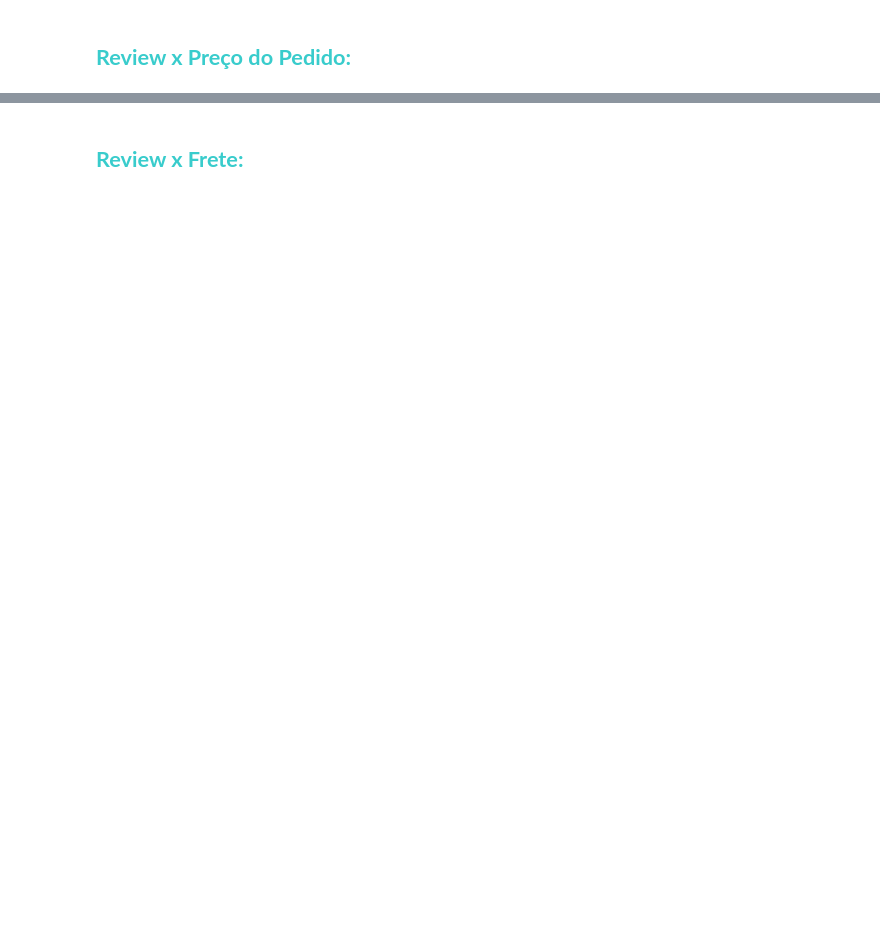
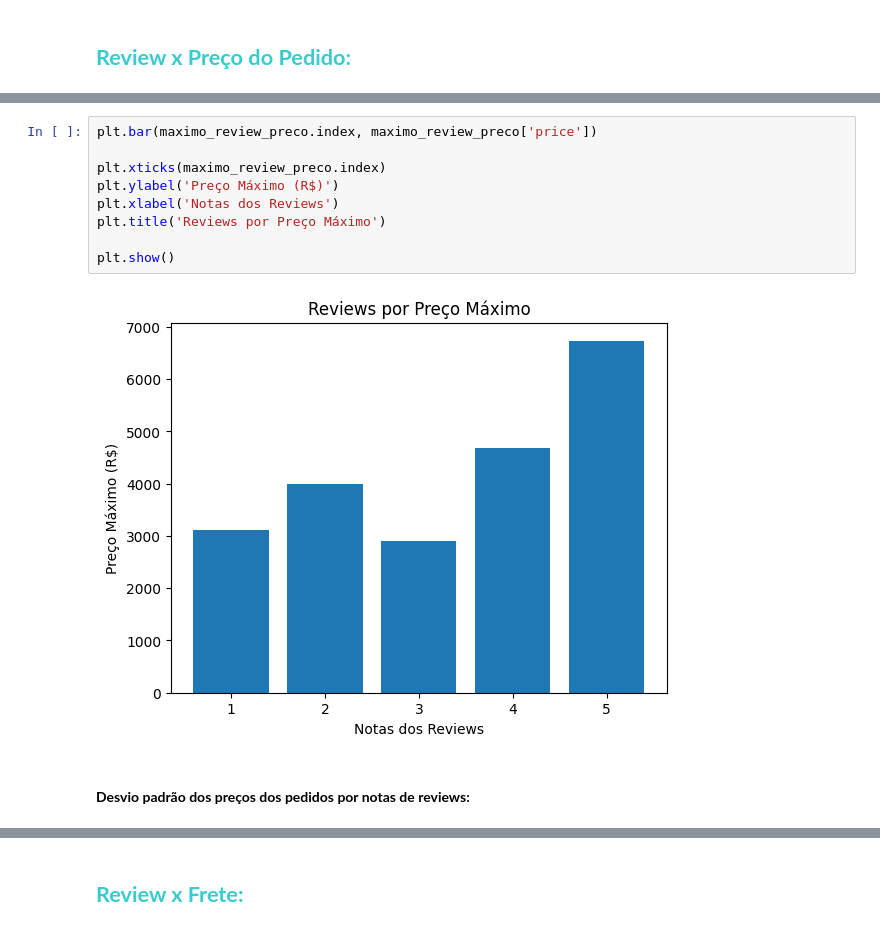
Before and after one commit to Brenno-Kenji/consumer-feedback-analysis, a Jupyter notebook: notebooks/main.ipynb, the cells around one changed output, grey strips where cells are left out. Drawn from its saved outputs; the diff is of its cells as text; blank space fills up the shorter version.

```diff
--- a/notebooks/main.ipynb
+++ b/notebooks/main.ipynb
@@ -791,0 +946,13 @@ visualizar_tabela(olist_order_items_dataset)
+# %%
+plt.bar(maximo_review_preco.index, maximo_review_preco['price'])
+
+plt.xticks(maximo_review_preco.index)
+plt.ylabel('Preço Máximo (R$)')
+plt.xlabel('Notas dos Reviews')
+plt.title('Reviews por Preço Máximo')
+
+plt.show()
+# %% [output]
+[figure, added]
+# %% [markdown]
+#### <span style = 'color: FFFFFF'> **Desvio padrão dos preços dos pedidos por notas de reviews:** </span>
```
Also changed, not shown: parts of 46 cells of this notebook.
